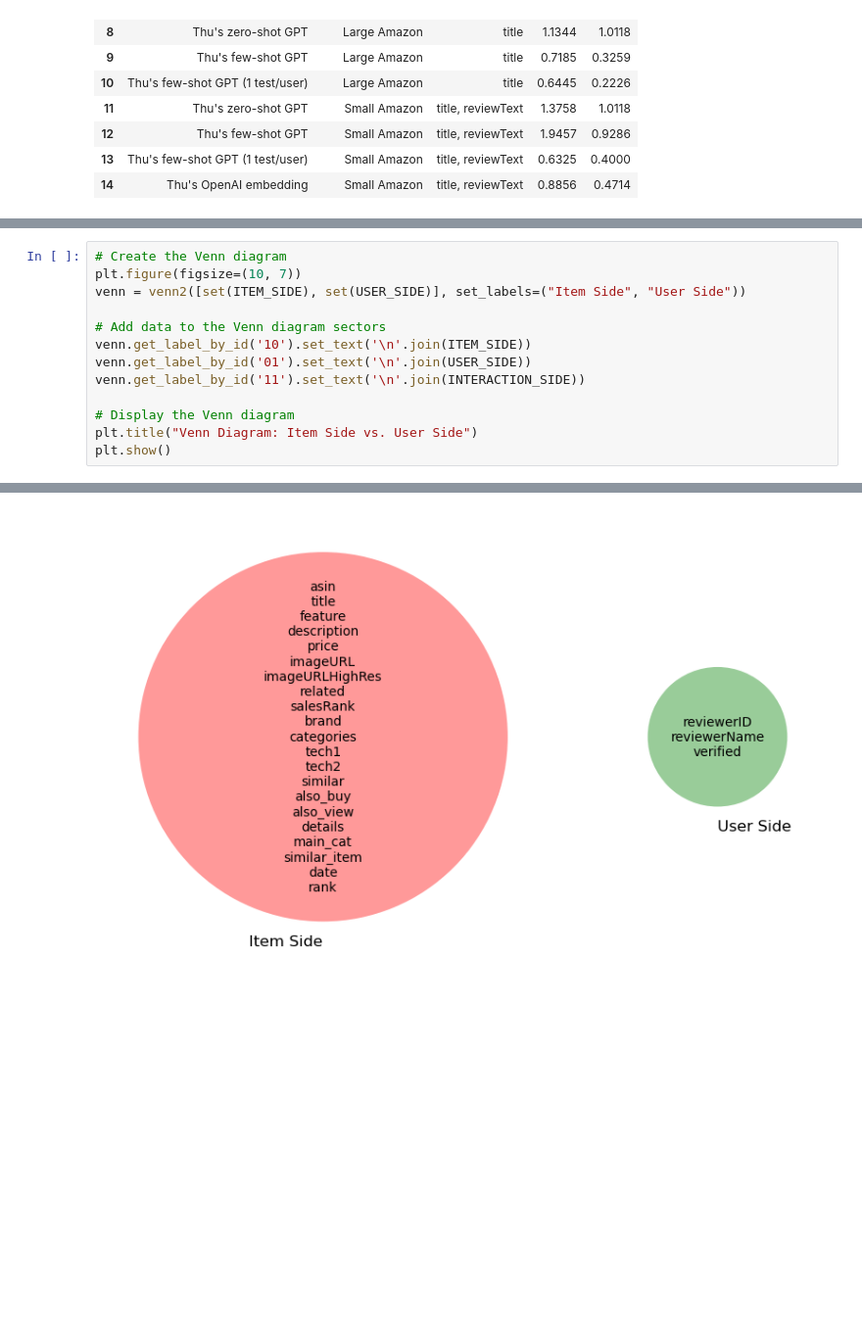
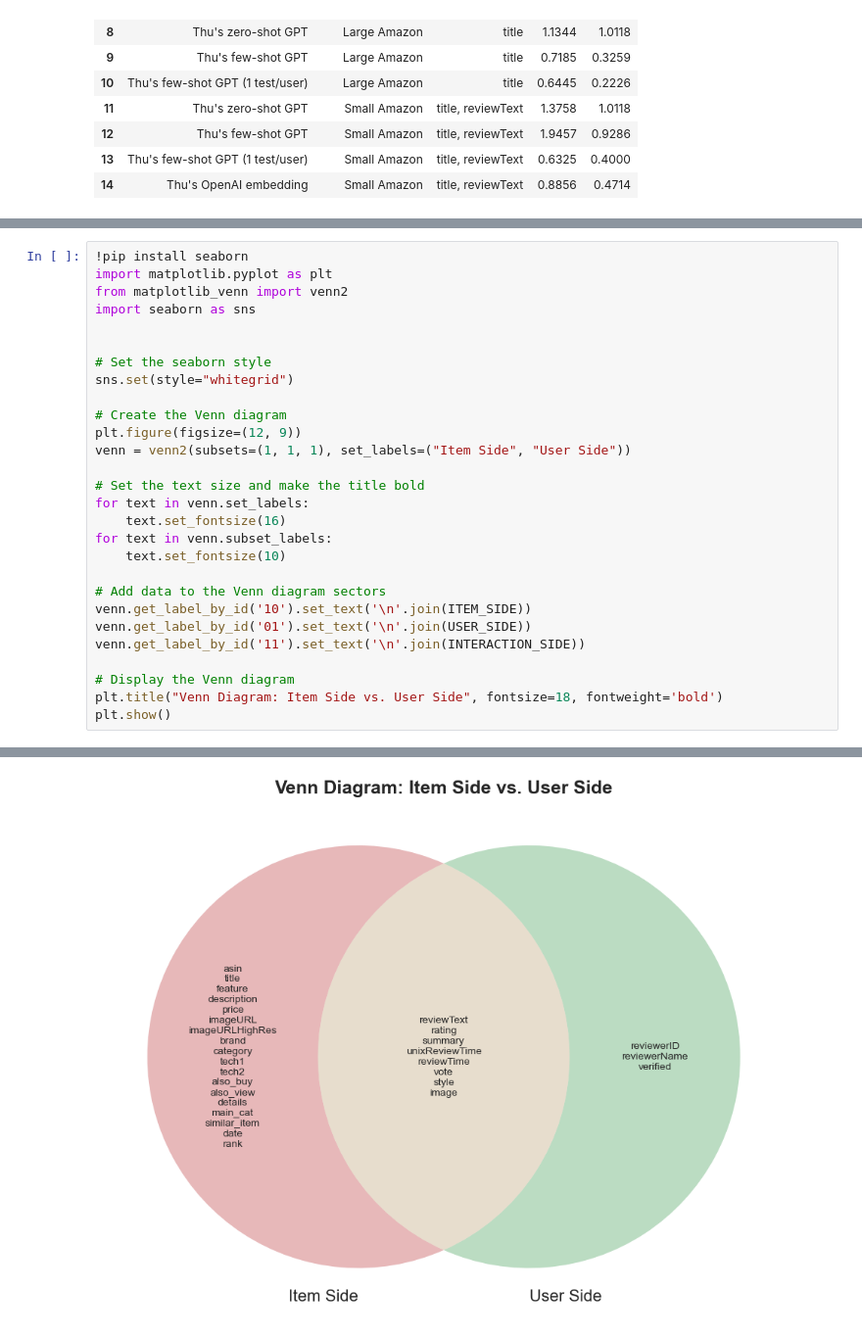
Before and after one commit to tnathu-ai/recommender-system-openAI, a Jupyter notebook: rec-sys/notebook/evaluation/amazon.ipynb, the cells around one changed output, grey strips where cells are left out. Shown: that part at 98% size. Drawn from its saved outputs; the diff is of its cells as text; blank space fills up the shorter version.

Commit message:
updated venn

```diff
--- a/rec-sys/notebook/evaluation/amazon.ipynb
+++ b/rec-sys/notebook/evaluation/amazon.ipynb
@@ -204,7 +100,22 @@ AttributeError: 'NoneType' object has no attribute 'set_text'
 # %%
+!pip install seaborn
+import matplotlib.pyplot as plt
+from matplotlib_venn import venn2
+import seaborn as sns
+
+
+# Set the seaborn style
+sns.set(style="whitegrid")
+
 # Create the Venn diagram
-plt.figure(figsize=(10, 7))
-venn = venn2([set(ITEM_SIDE), set(USER_SIDE)], set_labels=("Item Side", "User Side"))
+plt.figure(figsize=(12, 9))
+venn = venn2(subsets=(1, 1, 1), set_labels=("Item Side", "User Side"))
+
+# Set the text size and make the title bold
+for text in venn.set_labels:
+    text.set_fontsize(16)
+for text in venn.subset_labels:
+    text.set_fontsize(10)
 
 # Add data to the Venn diagram sectors
 venn.get_label_by_id('10').set_text('\n'.join(ITEM_SIDE))
@@ -212,6 +123,6 @@ venn.get_label_by_id('01').set_text('\n'.join(USER_SIDE))
 venn.get_label_by_id('11').set_text('\n'.join(INTERACTION_SIDE))
 
 # Display the Venn diagram
-plt.title("Venn Diagram: Item Side vs. User Side")
+plt.title("Venn Diagram: Item Side vs. User Side", fontsize=18, fontweight='bold')
 plt.show()
 # %% [output]
@@ -219,2 +143,2 @@ AttributeError: 'NoneType' object has no attribute 'set_text'
-[figure, old version]
+[figure, new version]
 # %%
```
Also changed, not shown: parts of 11 cells of this notebook, 8 other files.
